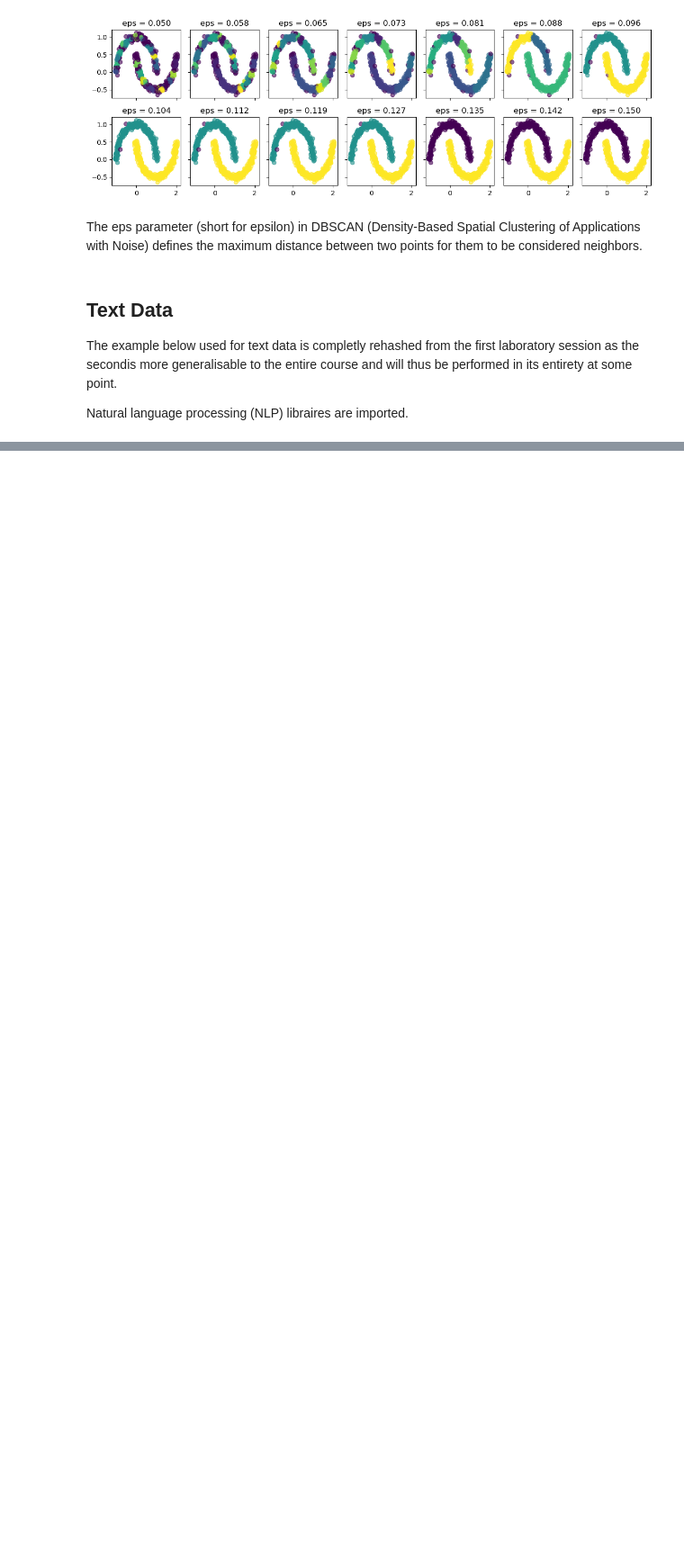
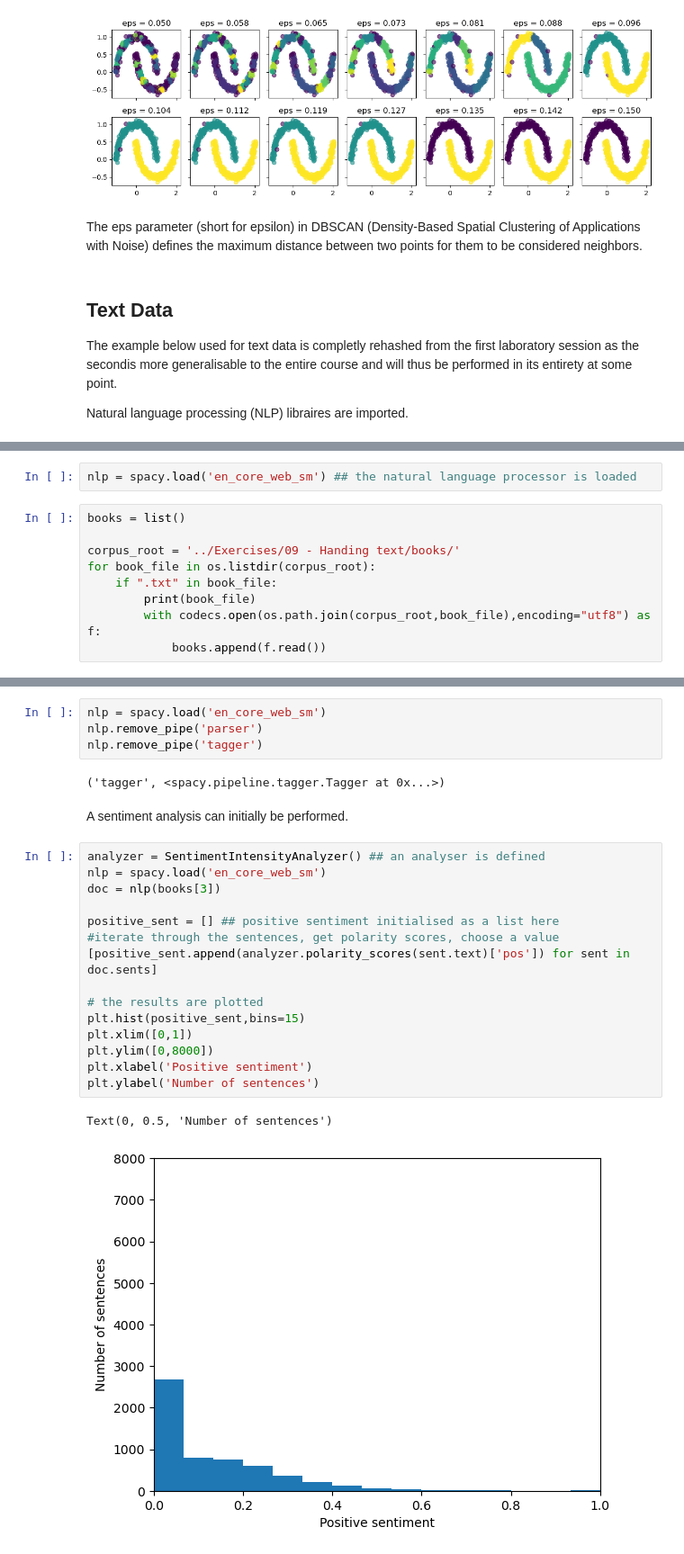
Before and after one commit to kabdelno/PersonalRepo-CS401, a Jupyter notebook: ExamPrep/MasterNotebook.ipynb, the cells around one changed output, grey strips where cells are left out. Shown at 90% size. Drawn from its saved outputs; the diff is of its cells as text; blank space fills up the shorter version.

```diff
--- a/ExamPrep/MasterNotebook.ipynb
+++ b/ExamPrep/MasterNotebook.ipynb
@@ -1552,0 +1567,11 @@ Natural language processing (NLP) libraires are imported.
+# %%
+nlp = spacy.load('en_core_web_sm') ## the natural language processor is loaded
+# %%
+books = list()
+
+corpus_root = '../Exercises/09 - Handing text/books/'
+for book_file in os.listdir(corpus_root):
+    if ".txt" in book_file:
+        print(book_file)
+        with codecs.open(os.path.join(corpus_root,book_file),encoding="utf8") as f:
+            books.append(f.read())
@@ -1552,0 +1682,26 @@ Natural language processing (NLP) libraires are imported.
+# %%
+nlp = spacy.load('en_core_web_sm')
+nlp.remove_pipe('parser')
+nlp.remove_pipe('tagger')
+# %% [output]
+('tagger', <spacy.pipeline.tagger.Tagger at 0x...>)
+# %% [markdown]
+A sentiment analysis can initially be performed.
+# %%
+analyzer = SentimentIntensityAnalyzer() ## an analyser is defined
+nlp = spacy.load('en_core_web_sm')
+doc = nlp(books[3])
+
+positive_sent = [] ## positive sentiment initialised as a list here
+#iterate through the sentences, get polarity scores, choose a value
+[positive_sent.append(analyzer.polarity_scores(sent.text)['pos']) for sent in doc.sents]
+
+# the results are plotted
+plt.hist(positive_sent,bins=15)
+plt.xlim([0,1])
+plt.ylim([0,8000])
+plt.xlabel('Positive sentiment')
+plt.ylabel('Number of sentences')
+# %% [output]
+Text(0, 0.5, 'Number of sentences')
+[figure, added]
```
Also changed, not shown: parts of 45 cells of this notebook.
